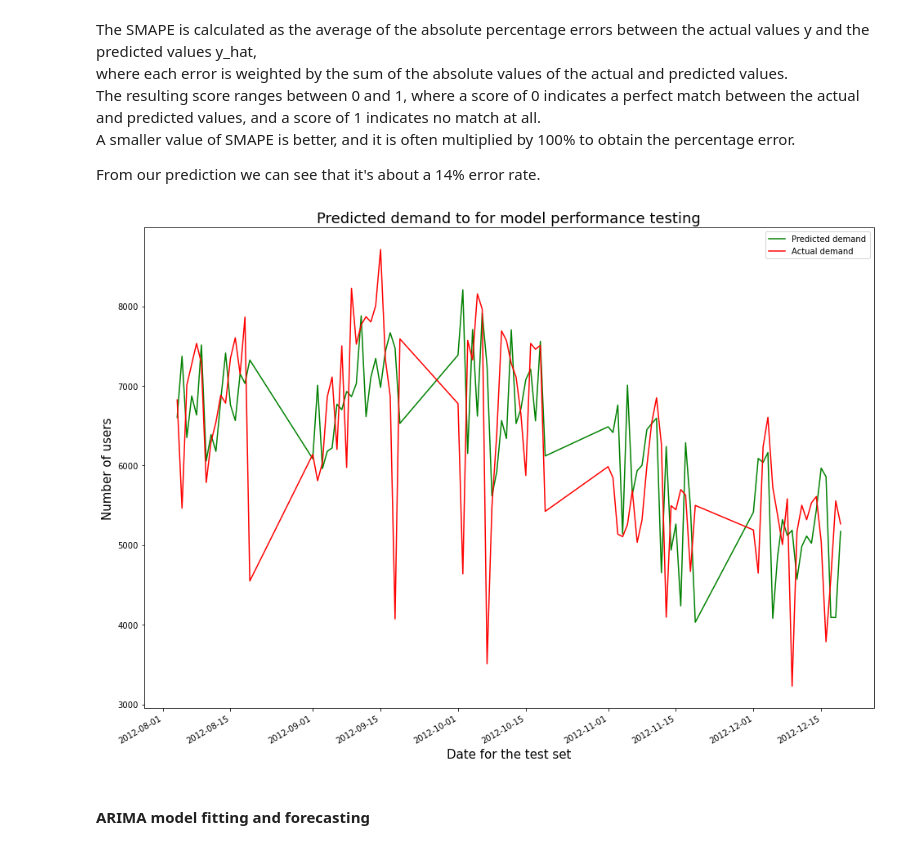
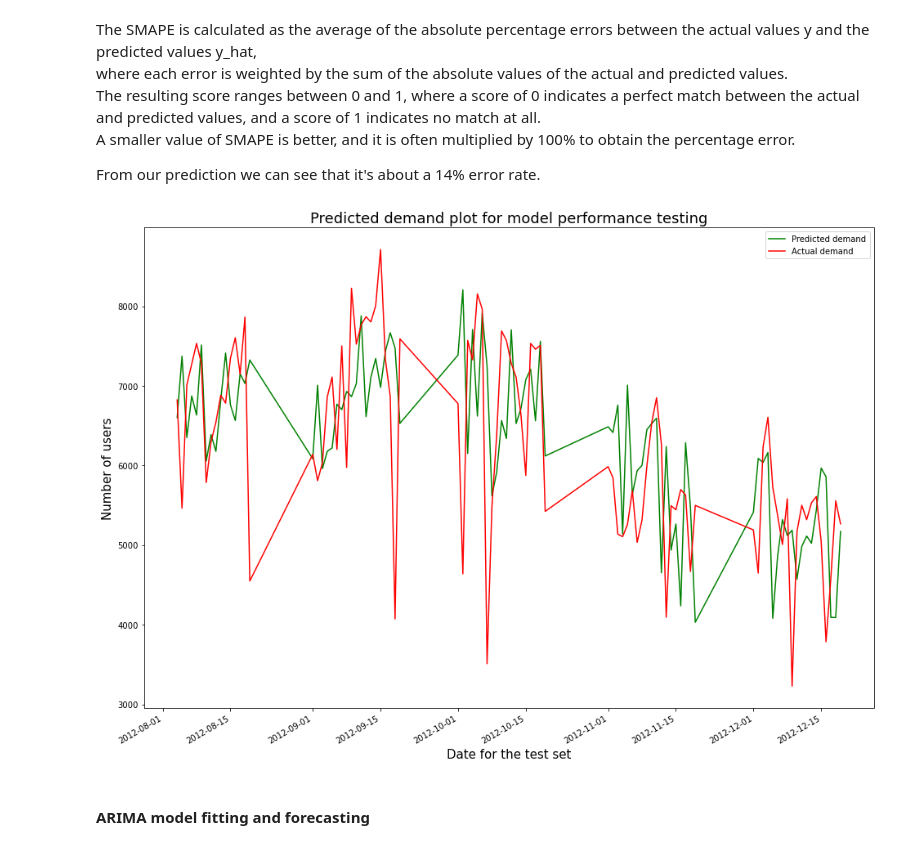
Before and after one commit to ptrGSKA/Business_case-Yulu-Hypothesis_testing, a Jupyter notebook: Yulu_Business_Hypothesis_Testing.ipynb, the cells around one changed output. Drawn from its saved outputs; the diff is of its cells as text; code cells hidden in the pictures.

Commit message:
Fixed plot title

```diff
--- a/Yulu_Business_Hypothesis_Testing.ipynb
+++ b/Yulu_Business_Hypothesis_Testing.ipynb
@@ -729,16 +729,16 @@ From our prediction we can see that it's about a 14% error rate.
 # %%
 forecasts = pd.Series(forecasts, index = test.index)
 
 #train.plot(x = train.index, y = train, color = 'blue', legend = 'Train dataset')
 forecasts.plot(x = forecasts.index, y = forecasts, color = 'green', label = 'Predicted demand')
 test.plot(x = test.index, y = test, color = 'red', label = 'Actual demand')
-plt.title('Predicted demand to for model performance testing', fontsize = 18)
+plt.title('Predicted demand plot for model performance testing', fontsize = 18)
 plt.xlabel('Date for the test set', fontsize = 15)
 plt.ylabel('Number of users', fontsize = 15)
 plt.legend()
 plt.show()
 # %% [output]
-[figure, old version]
+[figure, new version]
 # %% [markdown]
 #### ARIMA model fitting and forecasting
 # %%
```
